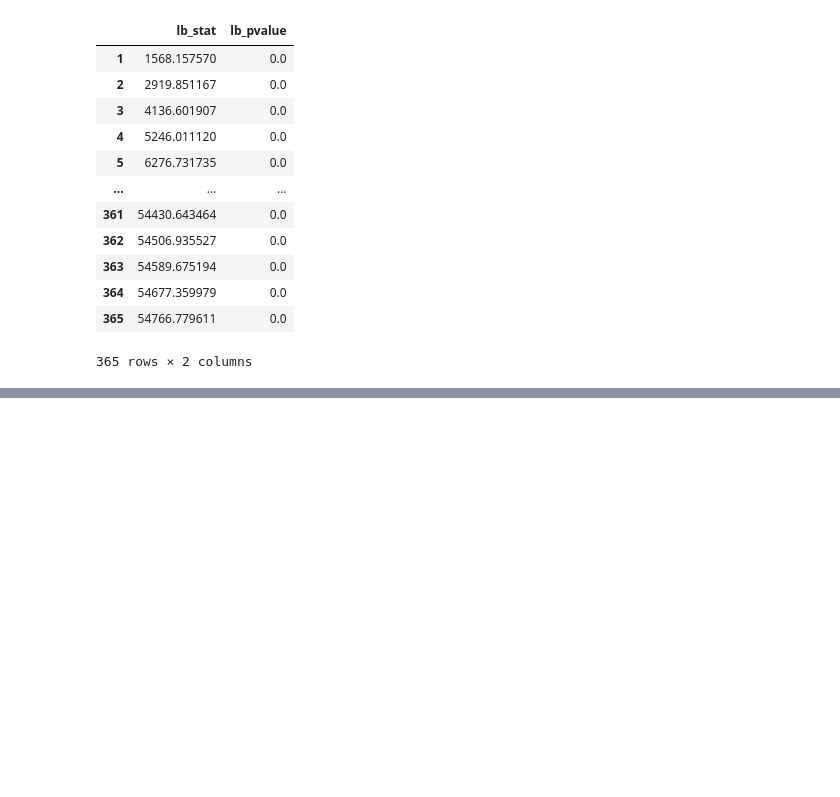
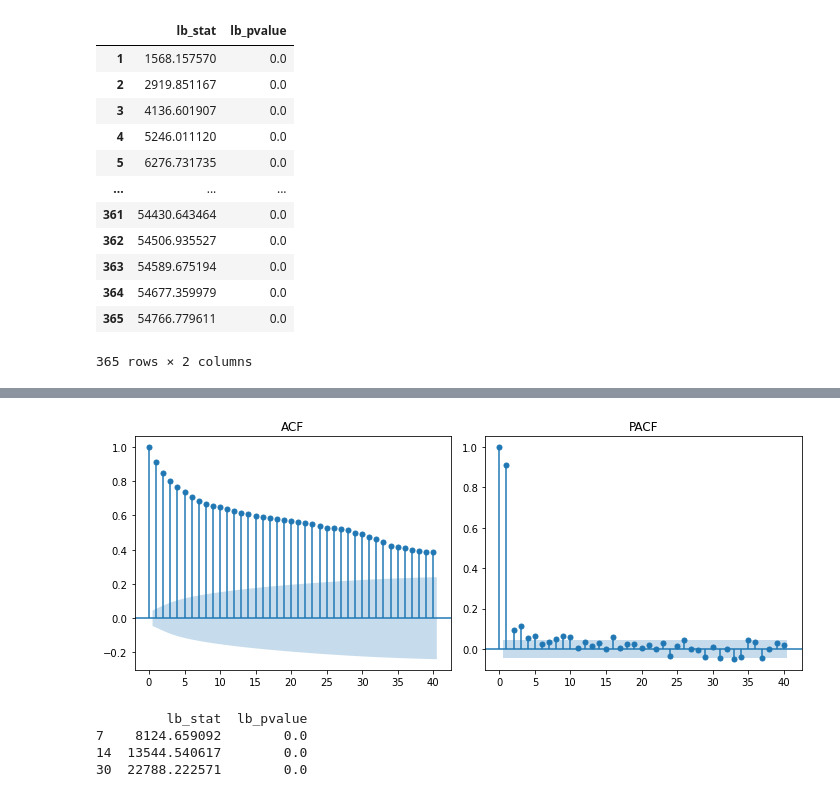
Before and after one commit to niosandd/data-scientist-from-zero-to-pro, a Jupyter notebook: DS ВШЭ/Анализ и прогнозирование временных рядов/DopExample_TS_1_2.ipynb, the cells around one changed output, grey strips where cells are left out. Cells and saved outputs as stored; diff of their text form; code cells hidden in the pictures; blank space fills up the shorter version.

```diff
--- a/DS ВШЭ/Анализ и прогнозирование временных рядов/DopExample_TS_1_2.ipynb
+++ b/DS ВШЭ/Анализ и прогнозирование временных рядов/DopExample_TS_1_2.ipynb
@@ -453,0 +389,23 @@ acorr_ljungbox(humidity_eilat_day, return_df=True, lags=365)
+# %%
+from statsmodels.graphics.tsaplots import plot_acf, plot_pacf
+from statsmodels.stats.diagnostic import acorr_ljungbox
+from statsmodels.tsa.arima.model import ARIMA
+
+y = humidity_eilat_day.dropna()
+
+fig, ax = plt.subplots(1, 2, figsize=(10, 4))
+plot_acf(y, ax=ax[0], lags=40)
+plot_pacf(y, ax=ax[1], lags=40)
+ax[0].set_title('ACF')
+ax[1].set_title('PACF')
+plt.tight_layout()
+plt.show()
+# %% [output]
+[figure, added]
+# %%
+print(acorr_ljungbox(y, return_df=True, lags=[7, 14, 30]))
+# %% [output]
+         lb_stat  lb_pvalue
+7    8124.659092        0.0
+14  13544.540617        0.0
+30  22788.222571        0.0
```
Also changed, not shown: parts of 87 cells of this notebook, 27 other files.
